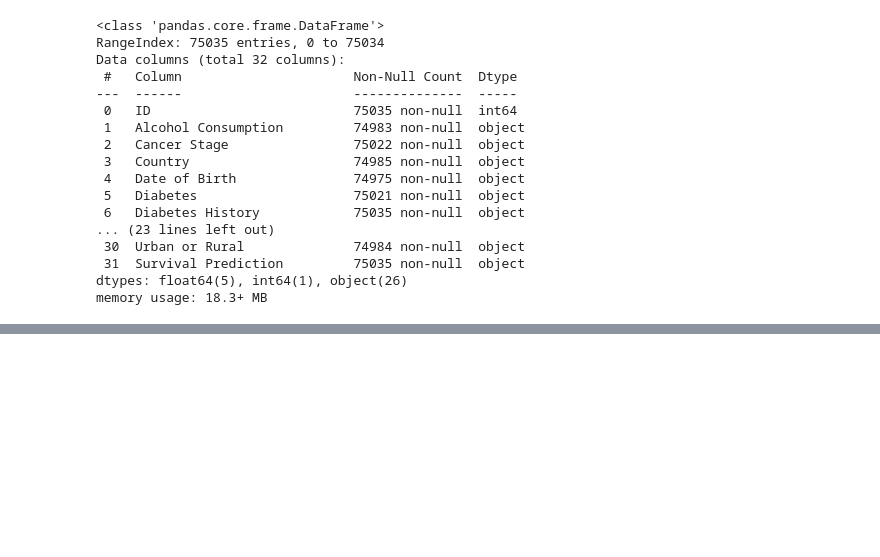
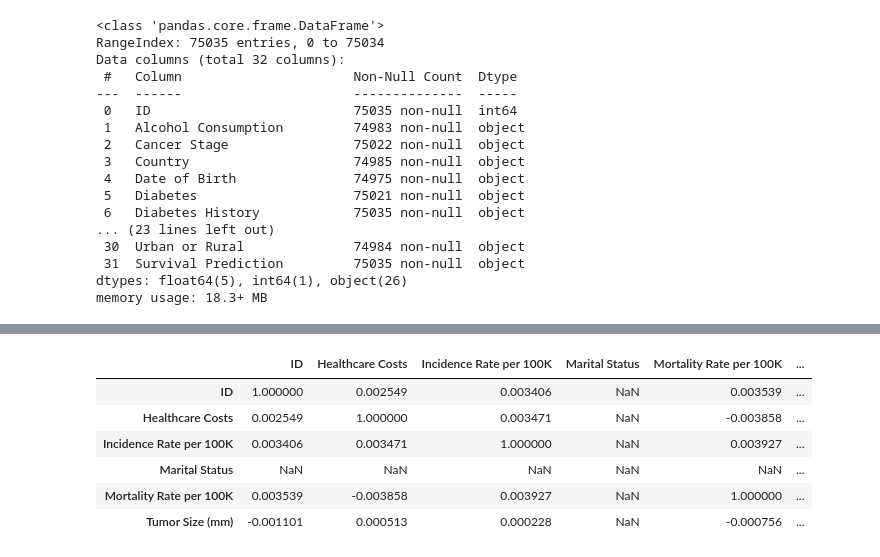
Before and after one commit to rgerc8/dm2-class-cancer, a Jupyter notebook: main.ipynb, the cells around one changed output, grey strips where cells are left out. Saved outputs shown, nothing was run; the diff lists cells and outputs as text; code cells hidden in the pictures; blank space fills up the shorter version.

```diff
--- a/main.ipynb
+++ b/main.ipynb
@@ -58,0 +117,10 @@ df.head(5)
+# %%
+df.corr(method='pearson', numeric_only=True)
+# %% [output]
+|  | ID | Healthcare Costs | Incidence Rate per 100K | Marital Status | Mortality Rate per 100K | ... |
+| ID | 1.000000 | 0.002549 | 0.003406 | NaN | 0.003539 | ... |
+| Healthcare Costs | 0.002549 | 1.000000 | 0.003471 | NaN | -0.003858 | ... |
+| Incidence Rate per 100K | 0.003406 | 0.003471 | 1.000000 | NaN | 0.003927 | ... |
+| Marital Status | NaN | NaN | NaN | NaN | NaN | ... |
+| Mortality Rate per 100K | 0.003539 | -0.003858 | 0.003927 | NaN | 1.000000 | ... |
+| Tumor Size (mm) | -0.001101 | 0.000513 | 0.000228 | NaN | -0.000756 | ... |
```
Also changed, not shown: parts of 13 cells of this notebook.
